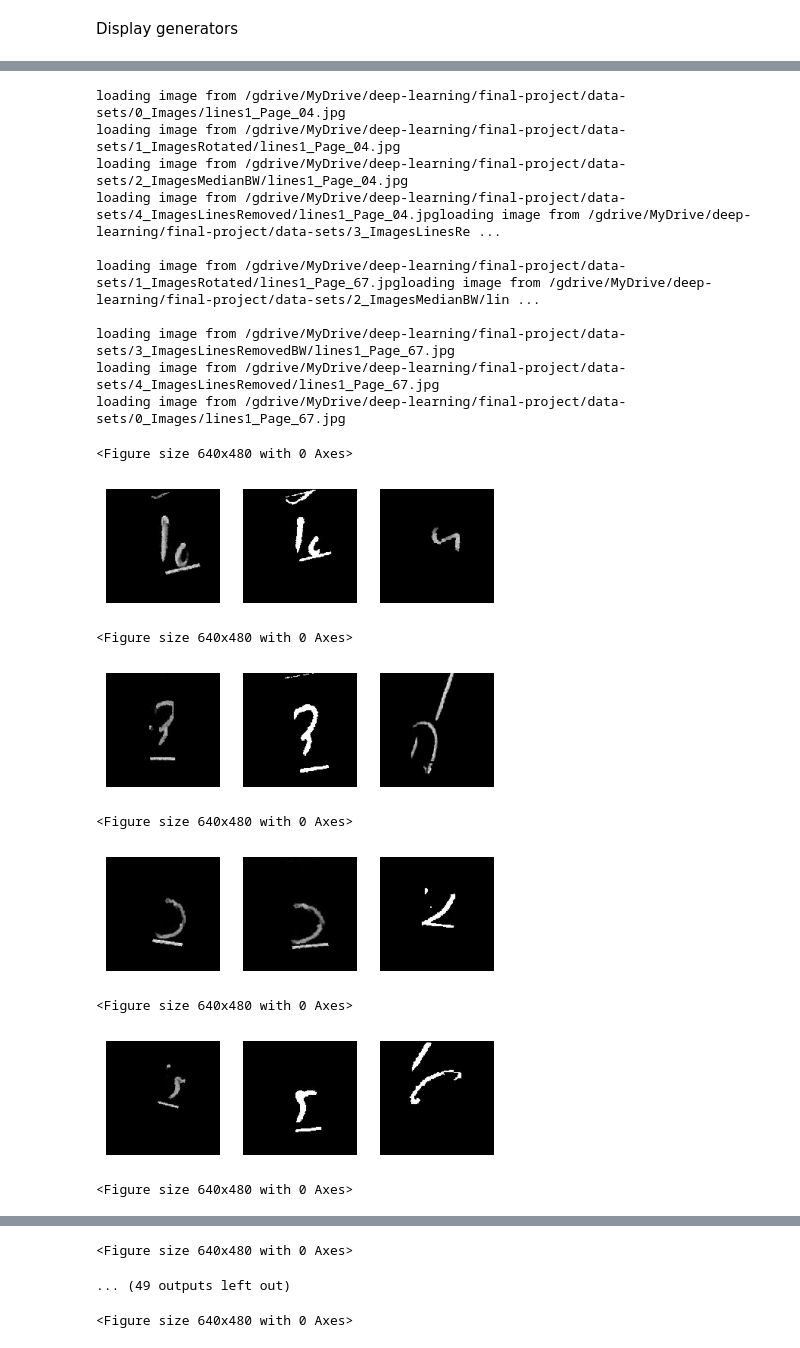
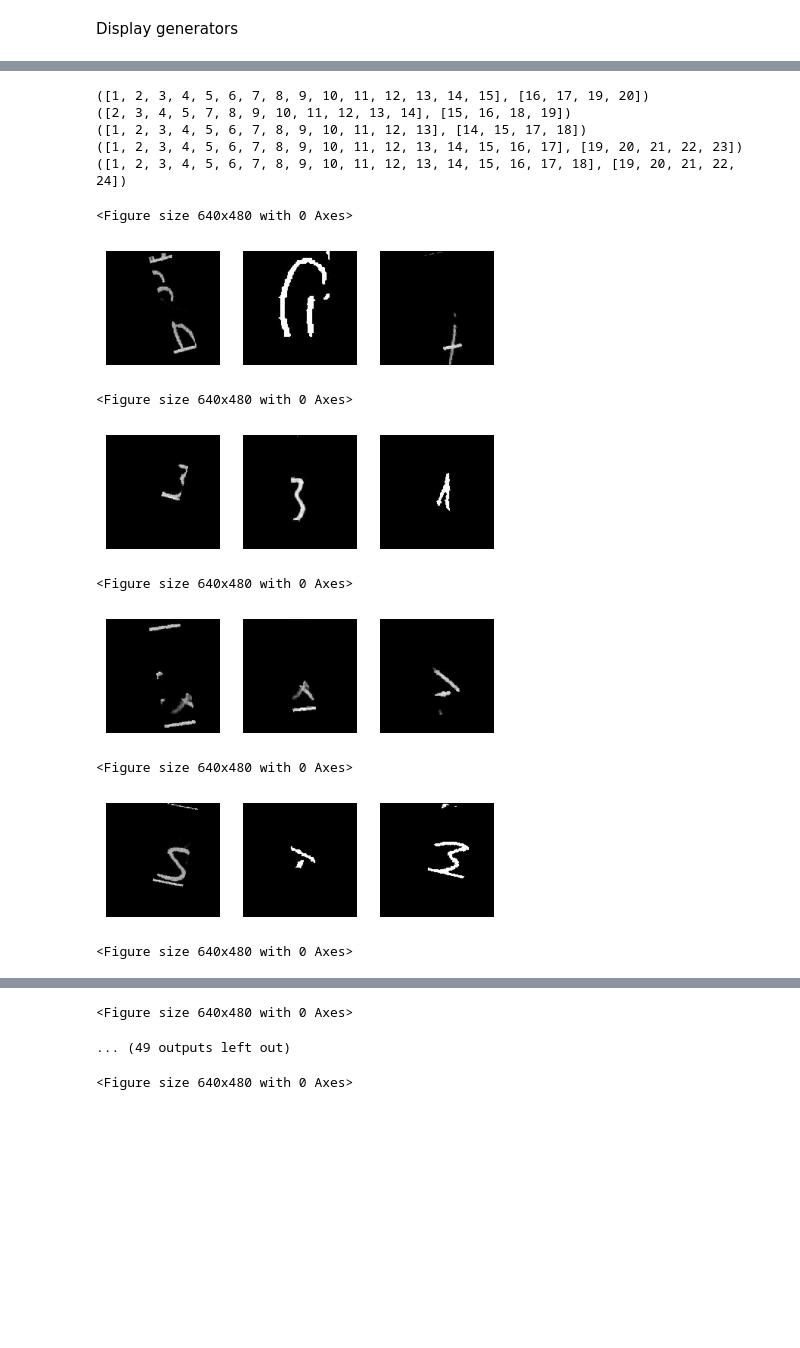
Before and after one commit to zeliky/deep-learning-fp, a Jupyter notebook: final_project_CustomCnn12_22.ipynb, the cells around one changed output, grey strips where cells are left out. Drawn from its saved outputs; the diff is of its cells as text; code cells hidden in the pictures; blank space fills up the shorter version.

```diff
--- a/final_project_CustomCnn12_22.ipynb
+++ b/final_project_CustomCnn12_22.ipynb
@@ -562,10 +689,12 @@ class TripletsGenerator(BaseLetterGenerator):
         super().__init__(mode, user_ids, options)
 
     def __getitem__(self, index):
-        anchors, positives, negatives = [], [], []
+        anchors, positives, negatives= [], [], []
         for _ in range(self.options.batch_size):
             positive_user, negative_user_id = random.sample(self.user_ids, 2)
+            #print(f"TripletsGenerator __getitem__ {positive_user} {negative_user_id} " )
             for triplet in self.get_triplets(positive_user, negative_user_id):
+
                 if triplet is None:
                     positive_user, negative_user_id = random.sample(self.user_ids, 2)
                     continue
@@ -574,22 +703,26 @@ class TripletsGenerator(BaseLetterGenerator):
                 positives.append(positive)
                 negatives.append(negative)
 
-        return np.asarray(anchors), np.asarray(positives), np.asarray(negatives)
+        batch = [np.asarray(anchors), np.asarray(positives), np.asarray(negatives)]
+        return batch,[]
 
     def get_triplets(self, positive_user, negative_user_id):
         anc_letter, img_path, line_idx, split_index = next(self.get_letters_generator(positive_user, True))
         uds = self.get_user_ds(positive_user)
         filtered = list(filter(lambda im_type: im_type != img_path, ALLOWED_TYPES))
         img_path = random.choice(filtered)
-        positive_letter = uds.get_letter(img_path, line_idx, split_index, self.input_shape)
+        if random.randint(0,10) < 4:
+          positive_letter = uds.get_letter(img_path, line_idx, split_index, self.input_shape)
+        else:
+          positive_letter, _, _, _ = next(self.get_letters_generator(positive_user, False))
         negative_letter, _, _, _ = next(self.get_letters_generator(negative_user_id, False))
         if anc_letter is not None and positive_letter is not None and negative_letter is not None:
-            yield (anc_letter, positive_letter, negative_letter)
+            yield anc_letter, positive_letter, negative_letter
 # %% [markdown]
 Display generators
 # %%
 
-user_ids = [1,35,7,68]
+user_ids = [1,35,55,2,7]
 num_classes = max(user_ids) + 1
 
 num_epochs = 3
@@ -604,3 +737,4 @@ model_options = ModelOptions(
     random_shuffle_amount=1,
     lstm_units=15
 )
+model_options
@@ -611,47 +743,42 @@ model_options
 # %%
 def display_triplets():
 
   train_gen = TripletsGenerator(MODE_TRAIN, user_ids, model_options)
   valid_gen = TripletsGenerator(MODE_VALIDATION, user_ids, model_options)
 
   train_gen.on_epoch_end()
-  for i, (batch_x, labels) in enumerate(train_gen):
-    anchors, possitives, negatives = batch_x
+  for i, batch_x in enumerate(train_gen):
+    anchors, possitives, negatives = batch_x[0]
     for i in range(len(anchors)):
         show_triplet([anchors[i], possitives[i],negatives[i]])
 
     if i==5:
       break
     break
     #for id, letter in enumerate(batch_x):
     #  print(labels[id])
     #  #image_dots(letter.squeeze()*255)
     #  show_line(letter.squeeze())
     #break
 
 
     #break
   train_gen.on_epoch_end()
 
 #full_data_set = DataSet()
 display_triplets()
 # %% [output]
-loading image from /gdrive/MyDrive/deep-learning/final-project/data-sets/0_Images/lines1_Page_04.jpg
-loading image from /gdrive/MyDrive/deep-learning/final-project/data-sets/1_ImagesRotated/lines1_Page_04.jpg
-loading image from /gdrive/MyDrive/deep-learning/final-project/data-sets/2_ImagesMedianBW/lines1_Page_04.jpg
-loading image from /gdrive/MyDrive/deep-learning/final-project/data-sets/4_ImagesLinesRemoved/lines1_Page_04.jpgloading image from /gdrive/MyDrive/deep-learning/final-project/data-sets/3_ImagesLinesRe ...
-
-loading image from /gdrive/MyDrive/deep-learning/final-project/data-sets/1_ImagesRotated/lines1_Page_67.jpgloading image from /gdrive/MyDrive/deep-learning/final-project/data-sets/2_ImagesMedianBW/lin ...
-
-loading image from /gdrive/MyDrive/deep-learning/final-project/data-sets/3_ImagesLinesRemovedBW/lines1_Page_67.jpg
-loading image from /gdrive/MyDrive/deep-learning/final-project/data-sets/4_ImagesLinesRemoved/lines1_Page_67.jpg
-loading image from /gdrive/MyDrive/deep-learning/final-project/data-sets/0_Images/lines1_Page_67.jpg
+([1, 2, 3, 4, 5, 6, 7, 8, 9, 10, 11, 12, 13, 14, 15], [16, 17, 19, 20])
+([2, 3, 4, 5, 7, 8, 9, 10, 11, 12, 13, 14], [15, 16, 18, 19])
+([1, 2, 3, 4, 5, 6, 7, 8, 9, 10, 11, 12, 13], [14, 15, 17, 18])
+([1, 2, 3, 4, 5, 6, 7, 8, 9, 10, 11, 12, 13, 14, 15, 16, 17], [19, 20, 21, 22, 23])
+([1, 2, 3, 4, 5, 6, 7, 8, 9, 10, 11, 12, 13, 14, 15, 16, 17, 18], [19, 20, 21, 22, 24])
 <Figure size 640x480 with 0 Axes>
-[figure, old version]
+[figure, new version]
 <Figure size 640x480 with 0 Axes>
-[figure, old version]
+[figure, new version]
 <Figure size 640x480 with 0 Axes>
-[figure, old version]
+[figure, new version]
 <Figure size 640x480 with 0 Axes>
-[figure, old version]
+[figure, new version]
 <Figure size 640x480 with 0 Axes>
```
Also changed, not shown: parts of 17 cells of this notebook.
